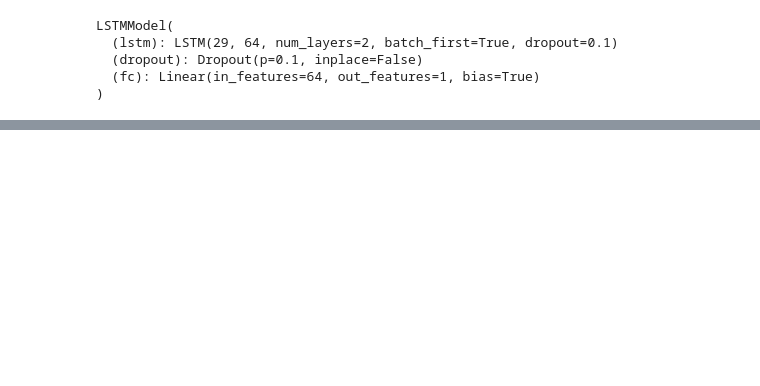
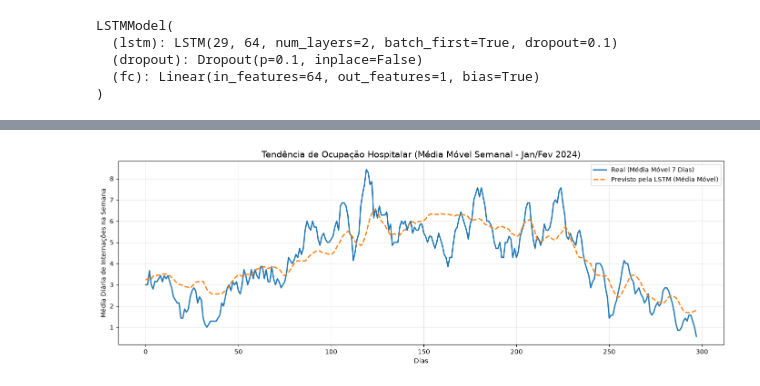
Before and after one commit to luquinhas16/Respiratory-Hospitalization-Predictive-System, a Jupyter notebook: src/model/main.ipynb, the cells around one changed output, grey strips where cells are left out. Saved outputs shown, nothing was run; the diff lists cells and outputs as text; code cells hidden in the pictures; blank space fills up the shorter version.

```diff
--- a/src/model/main.ipynb
+++ b/src/model/main.ipynb
@@ -149,0 +193,28 @@ print(result)
+# %%
+import pandas as pd
+import matplotlib.pyplot as plt
+
+# 1. Colocar os arrays em um DataFrame para facilitar o cálculo da janela
+df_analise = pd.DataFrame({
+    'Real': reais_lstm,
+    'Previsto': previsoes_lstm
+})
+
+# 2. Calcular a Média Móvel de 7 dias
+# Isso significa: "A ocupação média esperada para a próxima semana"
+df_rolling = df_analise.rolling(window=7, min_periods=1).mean()
+
+# 3. Plotar o resultado
+plt.figure(figsize=(14, 5))
+plt.plot(df_rolling['Real'], label='Real (Média Móvel 7 Dias)', linewidth=2, color='#1f77b4')
+plt.plot(df_rolling['Previsto'], label='Previsto pela LSTM (Média Móvel)', linewidth=2, linestyle='--', color='#ff7f0e')
+
+plt.title('Tendência de Ocupação Hospitalar (Média Móvel Semanal - Jan/Fev 2024)', fontsize=14)
+plt.xlabel('Dias')
+plt.ylabel('Média Diária de Internações na Semana')
+plt.legend()
+plt.grid(alpha=0.3)
+plt.tight_layout()
+plt.show()
+# %% [output]
+[figure, added]
```
Also changed, not shown: parts of 7 cells of this notebook, 2 other files.
